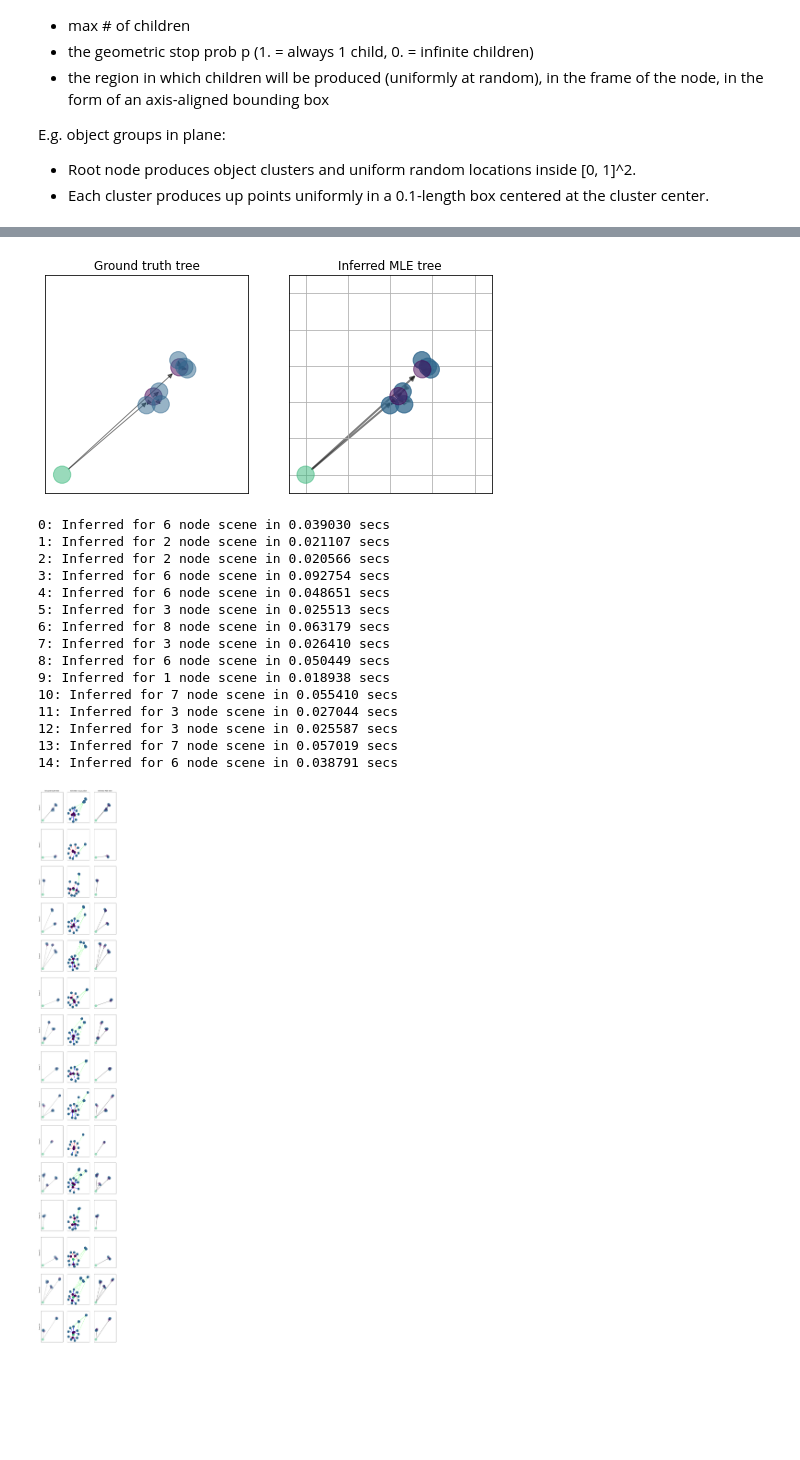
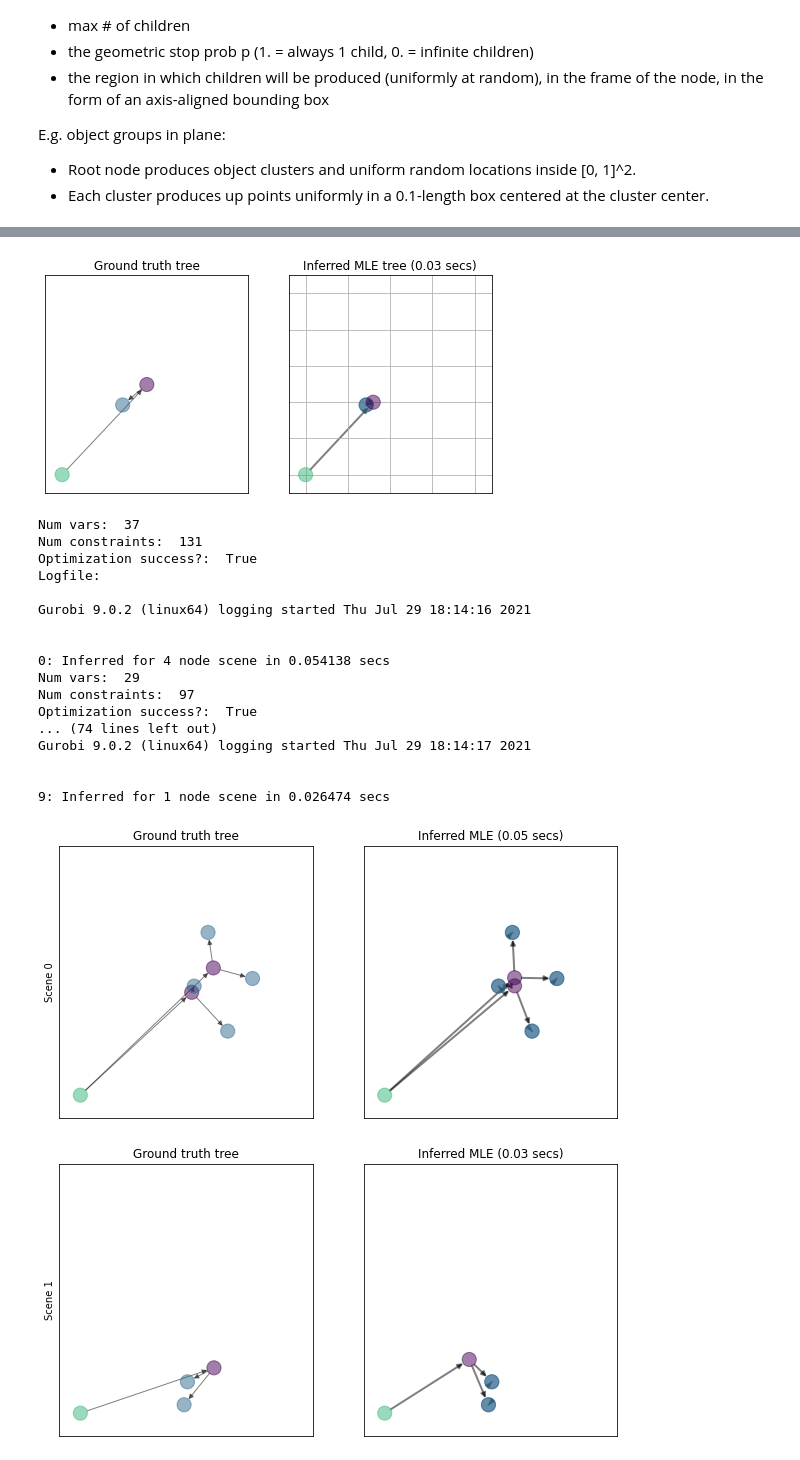
Before and after one commit to gizatt/spatial_scene_grammars, a Jupyter notebook: sandbox/mi_scene_parsing.ipynb, the cells around one changed output, grey strips where cells are left out. Drawn from its saved outputs; the diff is of its cells as text; code cells hidden in the pictures; blank space fills up the shorter version.

```diff
--- a/sandbox/mi_scene_parsing.ipynb
+++ b/sandbox/mi_scene_parsing.ipynb
@@ -106,12 +41,13 @@ def draw_observed_nodes(nodes):
 # Grammar implementing clusters of points in 2D.
 cluster_grammar = {
     "point": NodeDefinition(child_type=None, p=None, max_children=None, bounds=None),
-    "cluster": NodeDefinition(child_type="point", p=0.25, max_children=3, bounds=[-np.ones(2)*0.05, np.ones(2)*0.05]),
-    "root": NodeDefinition(child_type="cluster", p=0.5, max_children=3, bounds=[np.ones(2)*0.05, np.ones(2)*0.95])
+    #"cluster_cluster": NodeDefinition(child_type="cluster", p=0.5, max_children=3, bounds=[-np.ones(2)*0.2, np.ones(2)*0.22]),
+    "cluster": NodeDefinition(child_type="point", p=0.25, max_children=3, bounds=[-np.ones(2)*0.2, np.ones(2)*0.2]),
+    "root": NodeDefinition(child_type="cluster", p=0.5, max_children=3, bounds=[np.ones(2)*0.2, np.ones(2)*0.8])
 }
 cluster_grammar_observed_types = ["point"]
 
-np.random.seed(0)
+np.random.seed(3)
 example_tree = sample_tree(cluster_grammar)
 observed_nodes = deepcopy(get_observed_nodes(example_tree, cluster_grammar_observed_types))
 
@@ -429,6 +428,7 @@ def draw_mle_tree(inference_results):
         alpha=0.5,
         node_color=[color_mapping[node.type] for node in drawing_tree],
         width=2,
+        node_size=200,
         #node_size = [unique_types.index(node.type)*100 for node in drawing_tree]
     )
     plt.gca().set_xlim([-0.1, 1.1])
@@ -441,52 +441,53 @@ draw_tree(example_tree)
 plt.title("Ground truth tree")
 plt.subplot(1, 2, 2)
 draw_mle_tree(inference_results)
-plt.title("Inferred MLE tree")
+plt.title("Inferred MLE tree (%0.02f secs)" % elapsed)
 plt.grid(True)
 # %% [output]
-[figure, old version]
+[figure, new version]
 # %%
 # Generate + infer on a bunch of trees.
-N = 15
-plt.figure().set_size_inches(10, N*5)
+N = 10
 for k in range(N):
+    plt.figure().set_size_inches(10, 5)
     np.random.seed(k)
-    plt.subplot(N, 3, 3*k+1)
+    plt.subplot(1, 2, 1)
     example_tree = sample_tree(cluster_grammar)
     observed_nodes = deepcopy(get_observed_nodes(example_tree, cluster_grammar_observed_types))
     draw_tree(example_tree)
-    if k == 0:
-        plt.title("Ground truth tree")
+    plt.title("Ground truth tree")
     plt.ylabel("Scene %d" % k)
     start_time = time.time()
-    inference_results = infer_mle_tree(cluster_grammar, observed_nodes, cluster_grammar_observed_types, verbose=False)
-    print("%d: Inferred for %d node scene in %f secs" % (k, len(observed_nodes), time.time() - start_time))
+    inference_results = infer_mle_tree(cluster_grammar, observed_nodes, cluster_grammar_observed_types, verbose=True)
+    elapsed = time.time() - start_time
+    print("%d: Inferred for %d node scene in %f secs" % (k, len(observed_nodes), elapsed))
     if not inference_results.optim_result.is_success():
         print("WARN: Failed optimization.")
+        continue
 
-    plt.subplot(N, 3, 3*k+2)
-    draw_mle_tree_corrs(inference_results)
-    if k == 0:
-        plt.title("Inferred explanation")
+    #plt.subplot(1, 3, 3)
+    #draw_mle_tree_corrs(inference_results)
 
-    plt.subplot(N, 3, 3*k+3)
+    plt.subplot(1, 2, 2)
     draw_mle_tree(inference_results)
-    if k == 0:
-        plt.title("Inferred MLE tree")
+    plt.title("Inferred MLE (%0.02f secs)" % elapsed)
 # %% [output]
-0: Inferred for 6 node scene in 0.039030 secs
-1: Inferred for 2 node scene in 0.021107 secs
-2: Inferred for 2 node scene in 0.020566 secs
-3: Inferred for 6 node scene in 0.092754 secs
-4: Inferred for 6 node scene in 0.048651 secs
-5: Inferred for 3 node scene in 0.025513 secs
-6: Inferred for 8 node scene in 0.063179 secs
-7: Inferred for 3 node scene in 0.026410 secs
-8: Inferred for 6 node scene in 0.050449 secs
-9: Inferred for 1 node scene in 0.018938 secs
-10: Inferred for 7 node scene in 0.055410 secs
-11: Inferred for 3 node scene in 0.027044 secs
-12: Inferred for 3 node scene in 0.025587 secs
-13: Inferred for 7 node scene in 0.057019 secs
-14: Inferred for 6 node scene in 0.038791 secs
+Num vars:  37
+Num constraints:  131
+Optimization success?:  True
+Logfile:
+
+Gurobi 9.0.2 (linux64) logging started Thu Jul 29 18:14:16 2021
+
+
+0: Inferred for 4 node scene in 0.054138 secs
+Num vars:  29
+Num constraints:  97
+Optimization success?:  True
+... (74 lines left out)
+Gurobi 9.0.2 (linux64) logging started Thu Jul 29 18:14:17 2021
+
+
+9: Inferred for 1 node scene in 0.026474 secs
-[figure, old version]
+[figure, new version]
+[figure, added]
```
Also changed, not shown: parts of 19 cells of this notebook, 1 other file.
